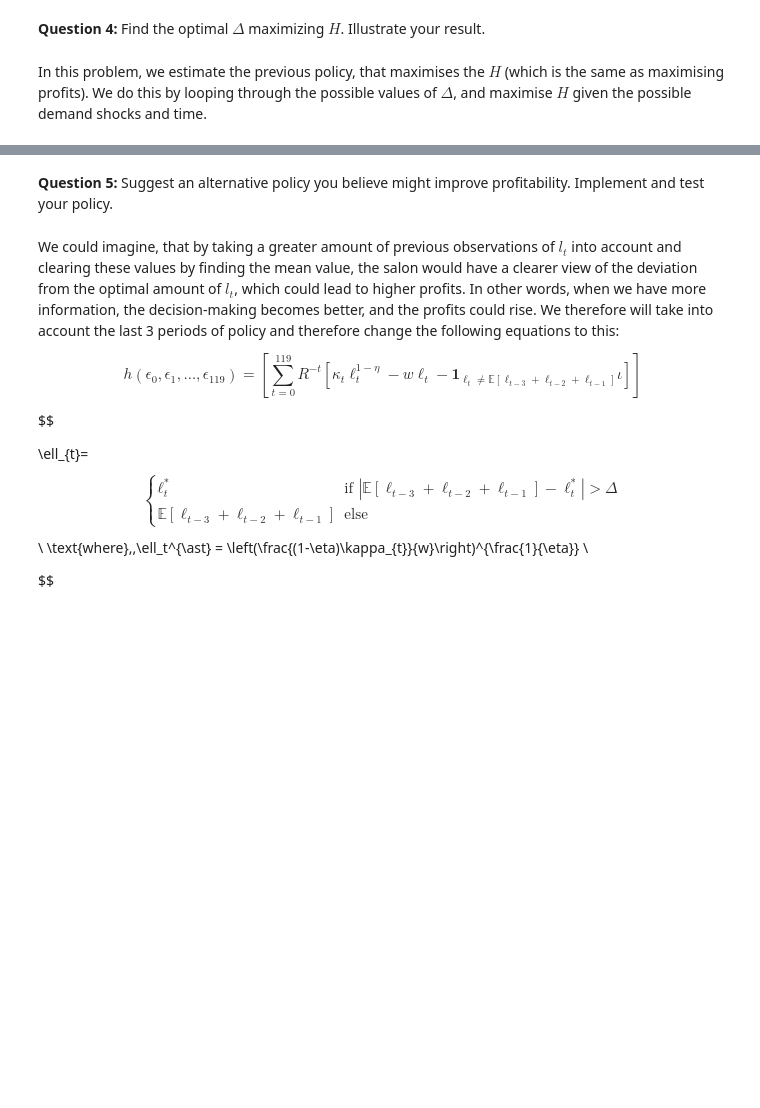
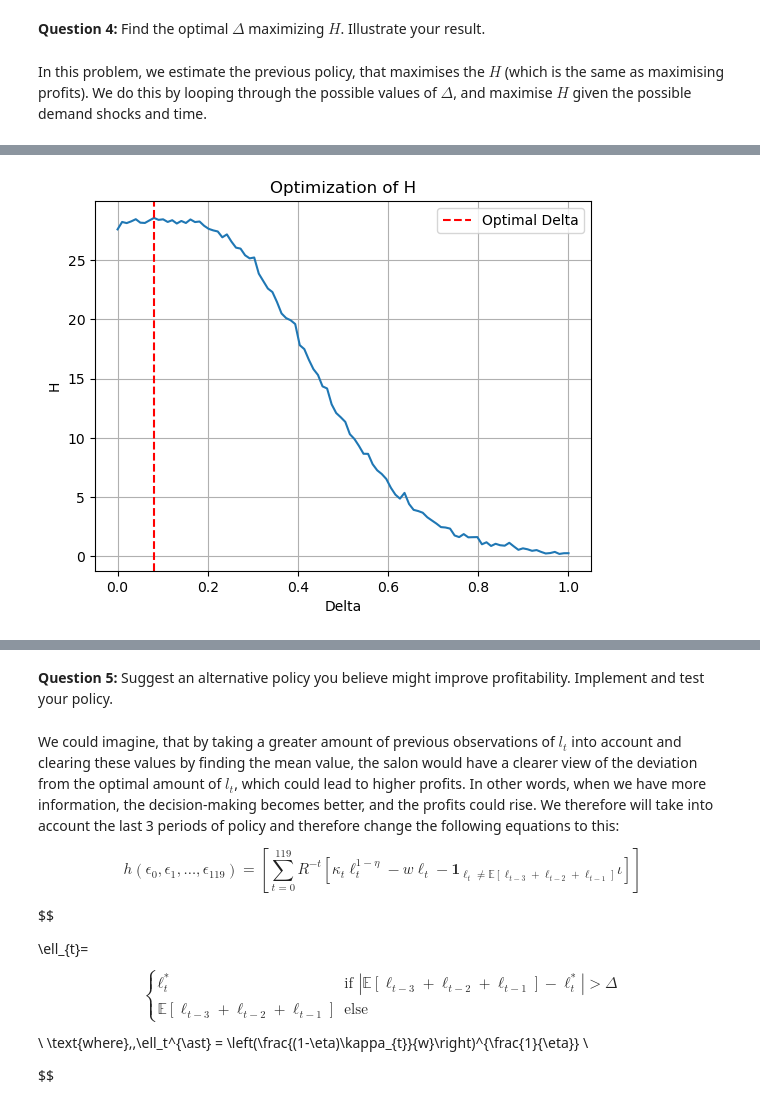
Before and after one commit to NumEconCopenhagen/projects-2023-2x-chris-og-ras, a Jupyter notebook: Examproject/Exam.ipynb, the cells around one changed output, grey strips where cells are left out. Cells and saved outputs as stored; diff of their text form; code cells hidden in the pictures; blank space fills up the shorter version.

```diff
--- a/Examproject/Exam.ipynb
+++ b/Examproject/Exam.ipynb
@@ -770,0 +661,85 @@ Maximized H: 31.70
+# %%
+# Set the parameter values
+eta = 0.5
+w = 1.0
+rho = 0.90
+iota = 0.01
+sigma_epsilon = 0.10
+R = (1 + 0.01) ** (1 / 12)
+K = 1000  # Number of shock series to simulate
+
+# Function to calculate salon value for a given shock series (sho_ser) and delta
+def cal_salon_val(sho_ser, delta):
+    kappa_t_prev = 1.0  # Initial demand shock
+    lt_prev = 0.0  # Initial number of employees
+    salon_val = 0.0  # Initial salon value
+
+    # Making a for loop for the range of 0 to 120, which represents the 120 months or 10 years
+    for t in range(120):
+        # The AR(1) demand shock equation
+        kappa_t = np.exp(rho * np.log(kappa_t_prev) + sho_ser[t])
+
+        # The policy equation
+        lt_ast = ((1 - eta) * kappa_t / w) ** (1 / eta)
+
+        # Check if the employment level should be adjusted
+        if abs(lt_prev - lt_ast) > delta:
+            lt = lt_ast
+        else:
+            lt = lt_prev
+
+        # The profit function
+        profit = kappa_t * lt ** (1 - eta) - w * lt - (lt != lt_prev) * iota
+        discounted_profit = profit * R ** (-t)
+        salon_val += discounted_profit
+
+        kappa_t_prev = kappa_t  # Update for the next period
+        lt_prev = lt  # Update for the next period
+
+    return salon_val
+
+# Define the range of Delta values to consider
+delta_val = np.linspace(0.0, 1.0, 100)
+
+np.random.seed(0)  # Set random seed for reproducibility
+
+# Initialize the list to store the results
+results = []
+
+# Define the objective function to maximize
+def objective(delta):
+    salon_val = np.zeros(K)
+
+    for k in range(K):
+        sho_ser = np.random.normal(-0.5 * sigma_epsilon ** 2, sigma_epsilon, size=120)
+        salon_val[k] = cal_salon_val(sho_ser, delta)
+
+    H = np.mean(salon_val)
+    return -H  # Negate H for maximization
+
+# Find the optimal Delta that maximizes H
+opt_result = opt.minimize_scalar(objective, bounds=(0, 0.2), method='bounded')
+
+# Extract the optimal delta and the corresponding maximized H
+opt_delta = opt_result.x
+max_H = -opt_result.fun
+
+# Calculate the results for all delta values
+for delta in delta_val:
+    result = -objective(delta)
+    results.append(result)
+
+# Plot the results
+plt.plot(delta_val, results, linestyle='solid')
+plt.xlabel('Delta')
+plt.ylabel('H')
+plt.title('Optimization of H')
+plt.axvline(x=opt_delta, color='r', linestyle='--', label='Optimal Delta')
+plt.legend()
+plt.grid(True)
+plt.show()
+
+print("Optimal Delta: {:.3f}".format(opt_delta))
+print("Maximized H: {:.2f}".format(max_H))
+# %% [output]
+[figure, added]
```
Also changed, not shown: parts of 7 cells of this notebook.
